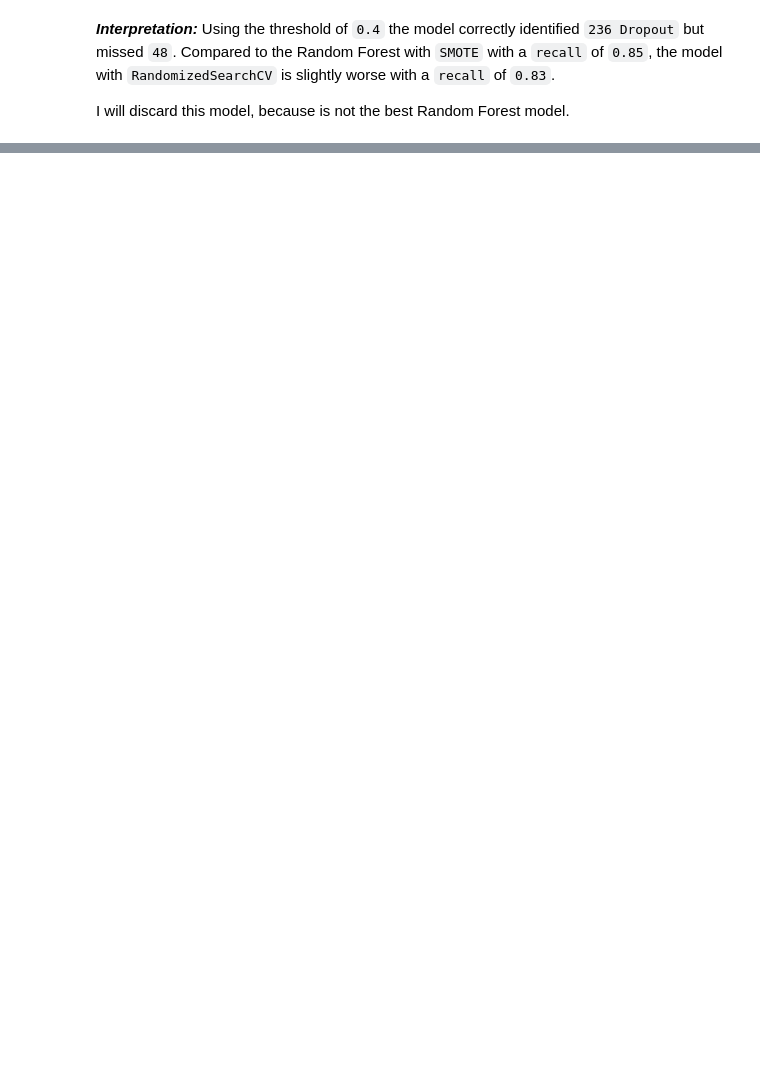
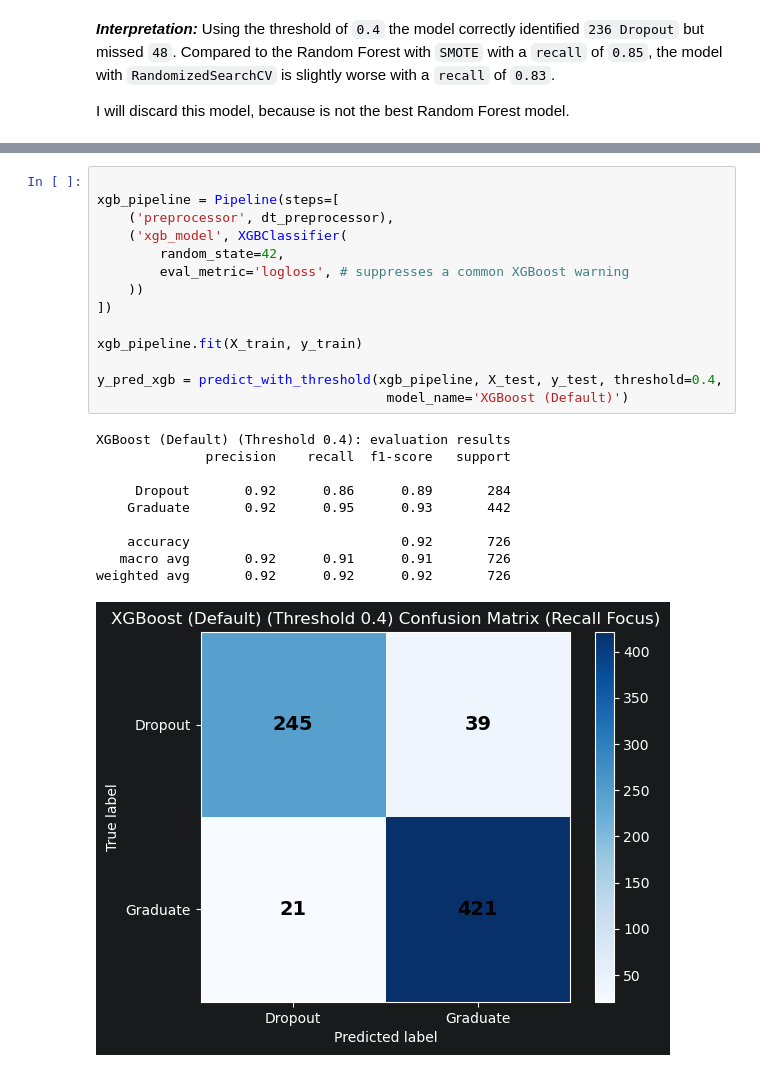
Before and after one commit to weslylaboy/student-outcome-predictor, a Jupyter notebook: notebooks/03_classification_model.ipynb, the cells around one changed output, grey strips where cells are left out. Saved outputs shown, nothing was run; the diff lists cells and outputs as text; blank space fills up the shorter version.

Commit message:
Add XGBoost classifier to classification notebook.

```diff
--- a/notebooks/03_classification_model.ipynb
+++ b/notebooks/03_classification_model.ipynb
@@ -1380,0 +1179,25 @@ I will discard this model, because is not the best Random Forest model.
+# %%
+
+xgb_pipeline = Pipeline(steps=[
+    ('preprocessor', dt_preprocessor),
+    ('xgb_model', XGBClassifier(
+        random_state=42,
+        eval_metric='logloss', # suppresses a common XGBoost warning
+    ))
+])
+
+xgb_pipeline.fit(X_train, y_train)
+
+y_pred_xgb = predict_with_threshold(xgb_pipeline, X_test, y_test, threshold=0.4,
+                                     model_name='XGBoost (Default)')
+# %% [output]
+XGBoost (Default) (Threshold 0.4): evaluation results
+              precision    recall  f1-score   support
+
+     Dropout       0.92      0.86      0.89       284
+    Graduate       0.92      0.95      0.93       442
+
+    accuracy                           0.92       726
+   macro avg       0.92      0.91      0.91       726
+weighted avg       0.92      0.92      0.92       726
+[figure, added]
```
Also changed, not shown: parts of 35 cells of this notebook.
